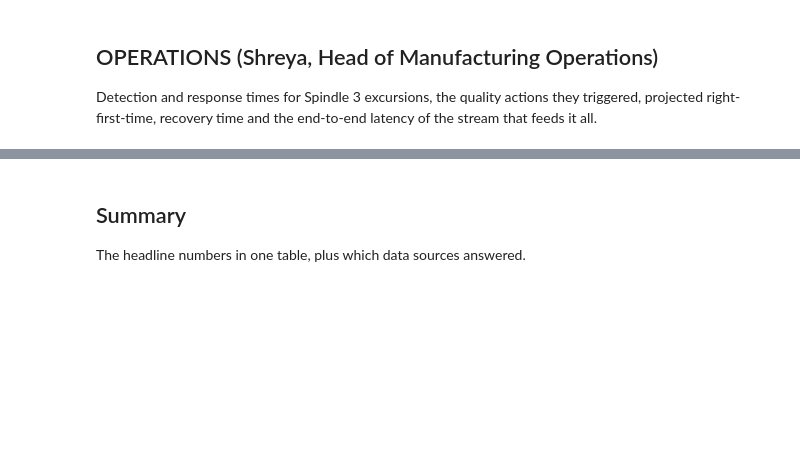
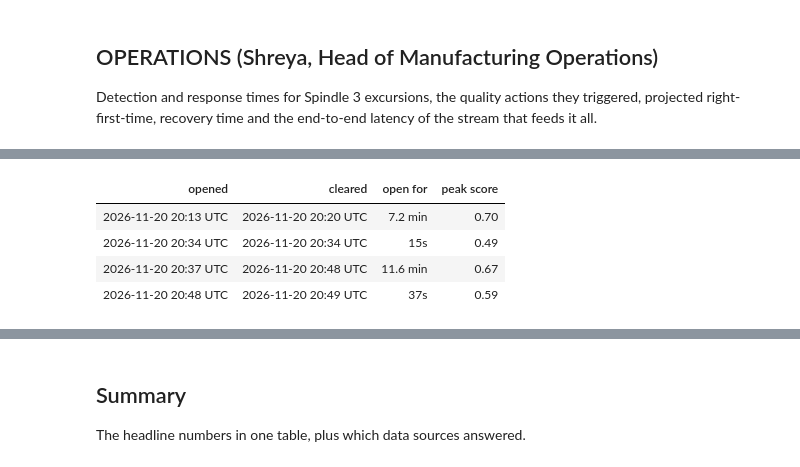
Before and after one commit to taran-dbx/pharma-digital-twin, a Jupyter notebook: usecases/medtech/medtech_kpis.ipynb, the cells around one changed output, grey strips where cells are left out. Cells and saved outputs as stored; diff of their text form; code cells hidden in the pictures; blank space fills up the shorter version.

```diff
--- a/usecases/medtech/medtech_kpis.ipynb
+++ b/usecases/medtech/medtech_kpis.ipynb
@@ -2466,0 +2524,91 @@ PENDING: Grounded GenAI action plans for each excursion (what to quarantine, ins
+# %%
+def _model_episodes(events: list[dict[str, Any]]) -> list[dict[str, Any]]:
+    """Predicted-alert episodes with the peak score each one carried."""
+    episodes = build_episodes([{**e, "rule_id": MODEL_RULE_ID} for e in events])
+    for ep in episodes:
+        end = ep.get("cleared_at") or RUN_STARTED
+        scores = [num(e.get("score")) for e in events
+                  if e["alert_id"] == ep["alert_id"] and ep["opened_at"] <= to_dt(e["created_at"]) <= end
+                  and e["event_type"] != "cleared"]  # fmt: skip
+        ep["peak"] = max((s for s in scores if s is not None), default=None)
+    return episodes
+
+
+HEAT_CYCLE_S = LOT_CYCLE_S  # the demo's Spindle 3 heat event repeats every cycle
+
+
+def lead_times(
+    predicted: list[dict[str, Any]], breaches: list[dict[str, Any]]
+) -> list[float | None]:
+    """Per breach: how long the prediction that preceded it opened before it (None: none did).
+
+    Each predicted opening is credited to at most ONE breach, the first one at or after it
+    (1 s slack) and within one heat cycle, so a long-open prediction is not counted twice.
+    """
+    leads: list[float | None] = [None] * len(breaches)
+    order = sorted(range(len(breaches)), key=lambda i: breaches[i]["opened_at"])
+    for p in sorted(predicted, key=lambda p: p["opened_at"]):
+        for i in order:
+            delta = (breaches[i]["opened_at"] - p["opened_at"]).total_seconds()
+            if delta >= -1 and leads[i] is None:
+                if delta <= HEAT_CYCLE_S:
+                    leads[i] = max(0.0, delta)
+                break
+    return leads
+
+
+def model_risk_section() -> None:
+    blocks = [heading("MODEL RISK SCORE: Spindle 3 thermal-excursion risk", 2),
+              paragraph("A LightGBM model registered in Unity Catalog scores Spindle 3 telemetry windows; "
+                        "a score above its threshold opens a <b>predicted</b> alert, distinct from the "
+                        "<b>breached</b> validated-limit alert. Here: did it fire, how long did it stay "
+                        "open, and did it give the cell any warning before the limit was crossed?")]  # fmt: skip
+    try:
+        events = DATA.control("risk_events")
+        breaches = _spindle(_episodes())
+    except Exception as exc:
+        blocks.append(not_available("Model risk score", failure_text(exc)))
+        emit_html("".join(blocks))
+        return
+    if not events:
+        blocks.append(not_available("Model risk score", "no predicted alerts in the window "
+                                    "(the model is not deployed, or never crossed its threshold)"))  # fmt: skip
+        emit_html("".join(blocks))
+        return
+    predicted = _model_episodes(events)
+    leads = lead_times(predicted, breaches)
+    warned = [x for x in leads if x is not None and x >= 30]
+    durations = [seconds_between(p["opened_at"], p.get("cleared_at")) for p in predicted]
+    lags = [
+        seconds_between(e.get("scored_at"), e["created_at"]) for e in events if e.get("scored_at")
+    ]
+    versions = sorted({str(e.get("model_version")) for e in events if e.get("model_version")})
+    blocks.append(stat_tiles([
+        ("Predicted alerts", fmt_num(len(predicted), 0),
+         f"model version {', '.join(versions) or '-'}; peak score {fmt_num(max((p['peak'] or 0) for p in predicted), 2)}"),
+        ("Breaches warned >= 30 s ahead", f"{len(warned)} of {len(breaches)}",
+         f"median lead {fmt_seconds(percentile([x for x in leads if x is not None], 0.5))} where a prediction preceded"),
+        ("Time open (median)", fmt_seconds(percentile(durations, 0.5)), f"p90 {fmt_seconds(percentile(durations, 0.9))}"),
+        ("Scoring lag (median)", fmt_seconds(percentile(lags, 0.5)),
+         "event time minus the scored window; grows when the hot tier lags the stream"),
+    ]))  # fmt: skip
+    rows = [{"opened": fmt_ts(p["opened_at"]), "cleared": fmt_ts(p.get("cleared_at")),
+             "open for": fmt_seconds(seconds_between(p["opened_at"], p.get("cleared_at"))),
+             "peak score": fmt_num(p["peak"], 2)} for p in predicted[-12:]]  # fmt: skip
+    blocks.append(heading("Latest predicted episodes", 4) + html_table(rows))
+    blocks.append(note("A lead of 0-1 s means the prediction fired with the breach, not before it. Each "
+                       "prediction is credited to at most one breach, within one heat cycle. The demo's heat "
+                       "event repeats every few minutes, so a lead shorter than the cycle cannot be told apart "
+                       "from chance here; the event is also a temperature ramp without the bearing precursor "
+                       "the model learned to anticipate.", "INFO"))  # fmt: skip
+    SUMMARY.extend([
+        {"KPI": "Predicted alerts", "value": fmt_num(len(predicted), 0), "section": "model risk"},
+        {"KPI": "Breaches warned >= 30 s ahead", "value": f"{len(warned)} / {len(breaches)}", "section": "model risk"},
+    ])  # fmt: skip
+    blocks.append(data_source_note("control-plane Lakebase (predicted and breached alert events)",
+                                   ["alert / alert_event"], WINDOW_TEXT))  # fmt: skip
+    emit_html("".join(blocks))
+
+
+model_risk_section()
+# %% [output]
@@ -2466,0 +2636,5 @@ PENDING: Grounded GenAI action plans for each excursion (what to quarantine, ins
+| opened | cleared | open for | peak score |
+| 2026-11-20 20:13 UTC | 2026-11-20 20:20 UTC | 7.2 min | 0.70 |
+| 2026-11-20 20:34 UTC | 2026-11-20 20:34 UTC | 15s | 0.49 |
+| 2026-11-20 20:37 UTC | 2026-11-20 20:48 UTC | 11.6 min | 0.67 |
+| 2026-11-20 20:48 UTC | 2026-11-20 20:49 UTC | 37s | 0.59 |
```
Also changed, not shown: parts of 15 cells of this notebook, 2 other files.
